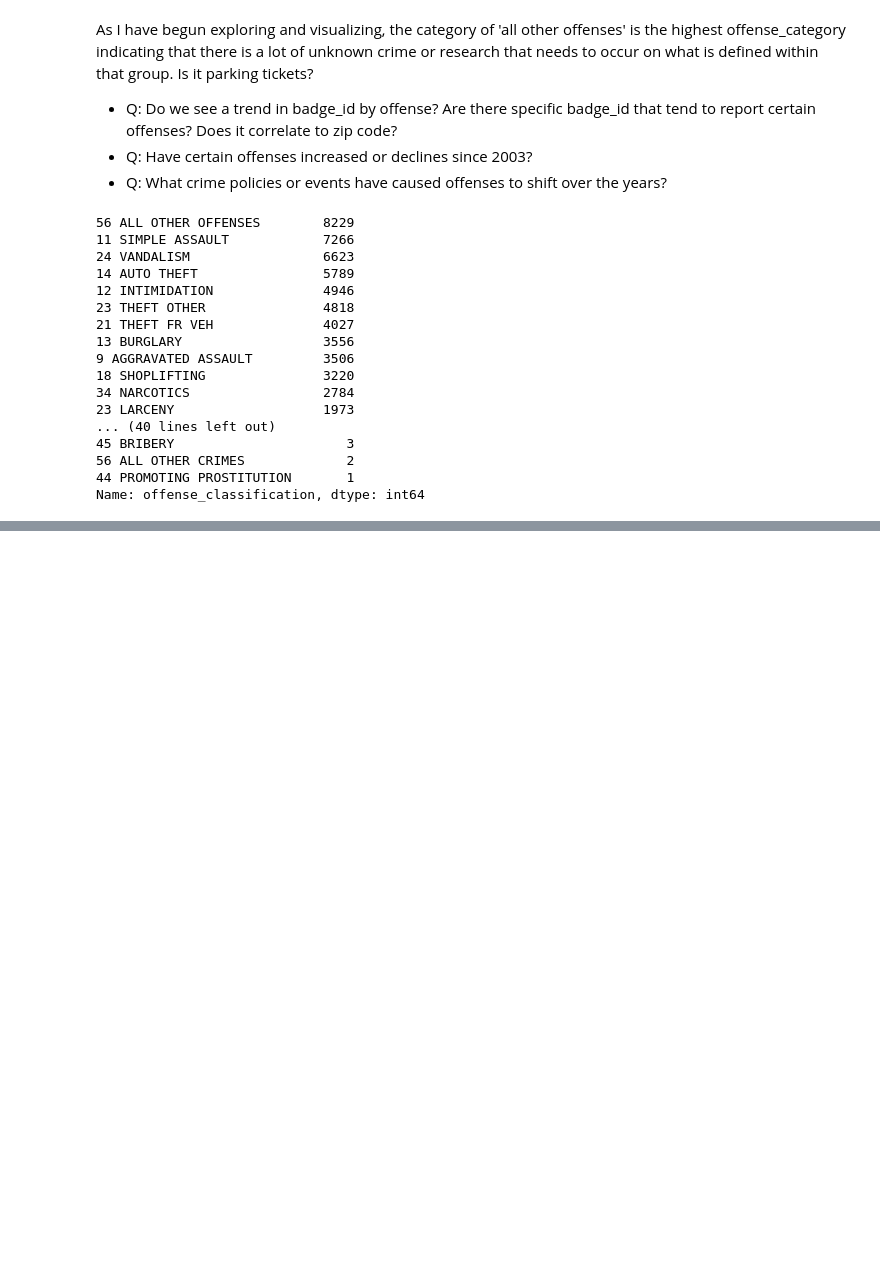
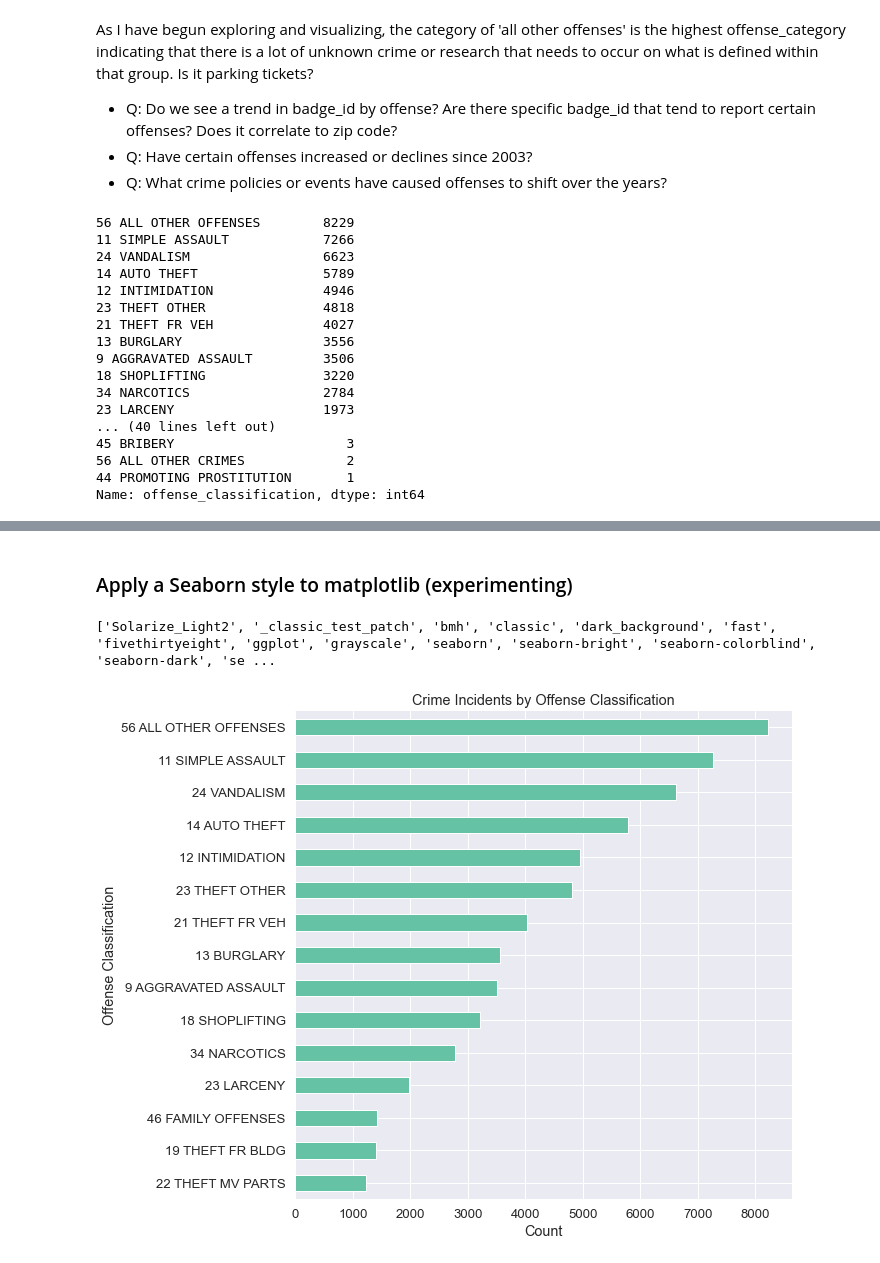
Before and after one commit to JonLar1/Lou_Crime_Data, a Jupyter notebook: notebooks/lou_crime_report.ipynb, the cells around one changed output, grey strips where cells are left out. Drawn from its saved outputs; the diff is of its cells as text; code cells hidden in the pictures; blank space fills up the shorter version.

Commit message:
Progress update for Week 4. Cleaner visuals and data.

```diff
--- a/notebooks/lou_crime_report.ipynb
+++ b/notebooks/lou_crime_report.ipynb
@@ -138,0 +173,29 @@ plt.show()
+# %% [markdown]
+### Apply a Seaborn style to matplotlib (experimenting)
+# %%
+print(plt.style.available)
+# %% [output]
+['Solarize_Light2', '_classic_test_patch', 'bmh', 'classic', 'dark_background', 'fast', 'fivethirtyeight', 'ggplot', 'grayscale', 'seaborn', 'seaborn-bright', 'seaborn-colorblind', 'seaborn-dark', 'se ...
+# %%
+plt.style.use('seaborn-bright')
+sns.set_context("notebook", font_scale=1.2)
+sns.set_palette("Set2")
+# %%
+plt.figure(figsize=(10, 8))
+df_2024['offense_classification'].value_counts().head(15)[::-1].plot(kind='barh')
+
+plt.xlabel("Count")
+plt.ylabel("Offense Classification")
+plt.title("Crime Incidents by Offense Classification")
+
+ax = plt.gca()
+for spine in ax.spines.values():
+    spine.set_linewidth(0.5)
+    spine.set_alpha(0.5)
+ax.spines["top"].set_visible(False)
+ax.spines["right"].set_visible(False)
+
+plt.tight_layout()
+plt.show()
+# %% [output]
+[figure, added]
```
Also changed, not shown: parts of 26 cells of this notebook, 1 other file.
